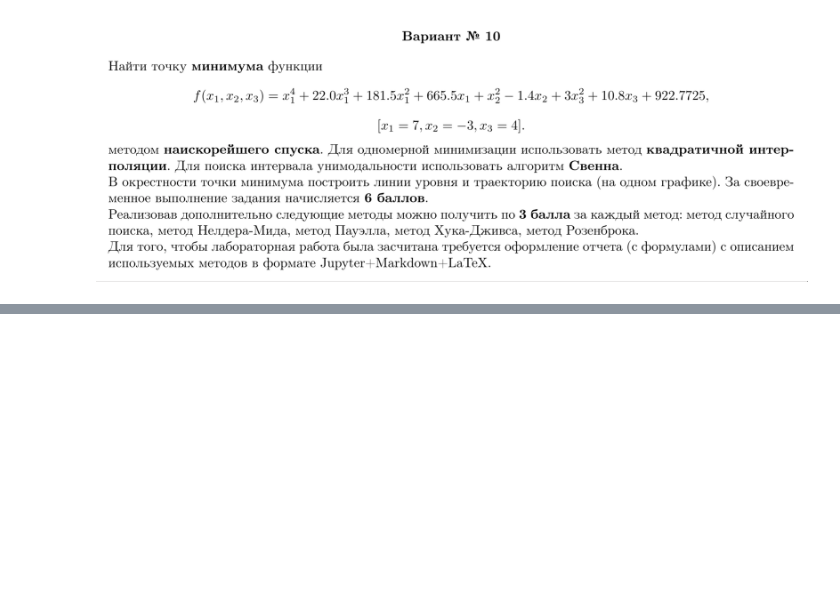
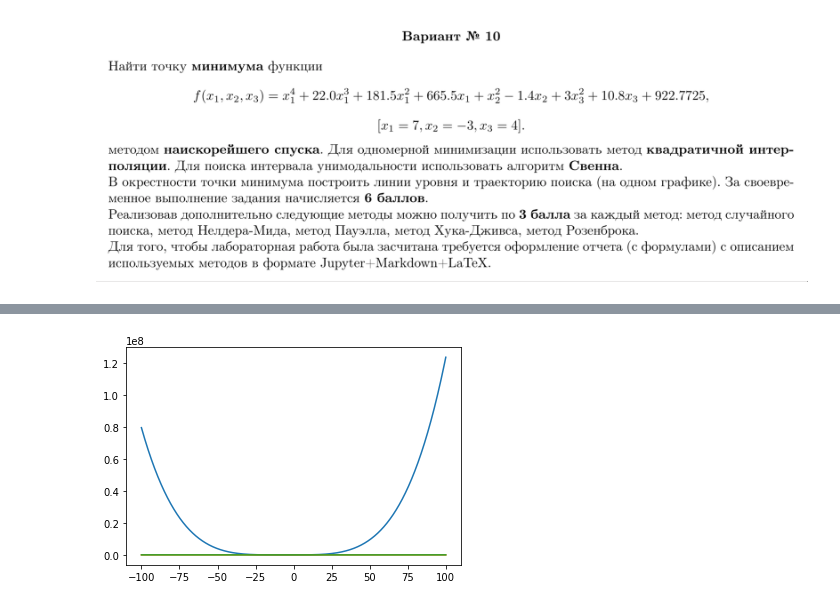
Before and after one commit to m1ntm1nd/dz_algo_1, a Jupyter notebook: vm/vm6_Kulagin.ipynb, the cells around one changed output, grey strips where cells are left out. Saved outputs shown, nothing was run; the diff lists cells and outputs as text; code cells hidden in the pictures; blank space fills up the shorter version.

```diff
--- a/vm/vm6_Kulagin.ipynb
+++ b/vm/vm6_Kulagin.ipynb
@@ -19,4 +135,10 @@ IndentationError: unexpected indent (<ipython-input-4-01435f1f15f9>, line 3)
 # %%
-x = np.linspace(-10, 10,0.1)
-y = np.linspace(-10, 10,0.1)
+fig, ax = plt.subplots()
+x1 = np.arange(-100, 100, 0.001)
+ax.plot(x1,f(x1,0,0))
+ax.plot(x1,f(0,x1,0))
+ax.plot(x1,f(0,0,x1))
+plt.show()
+# %% [output]
+[figure, added]
 # %%
```
Also changed, not shown: parts of 14 cells of this notebook, 3 other files.
